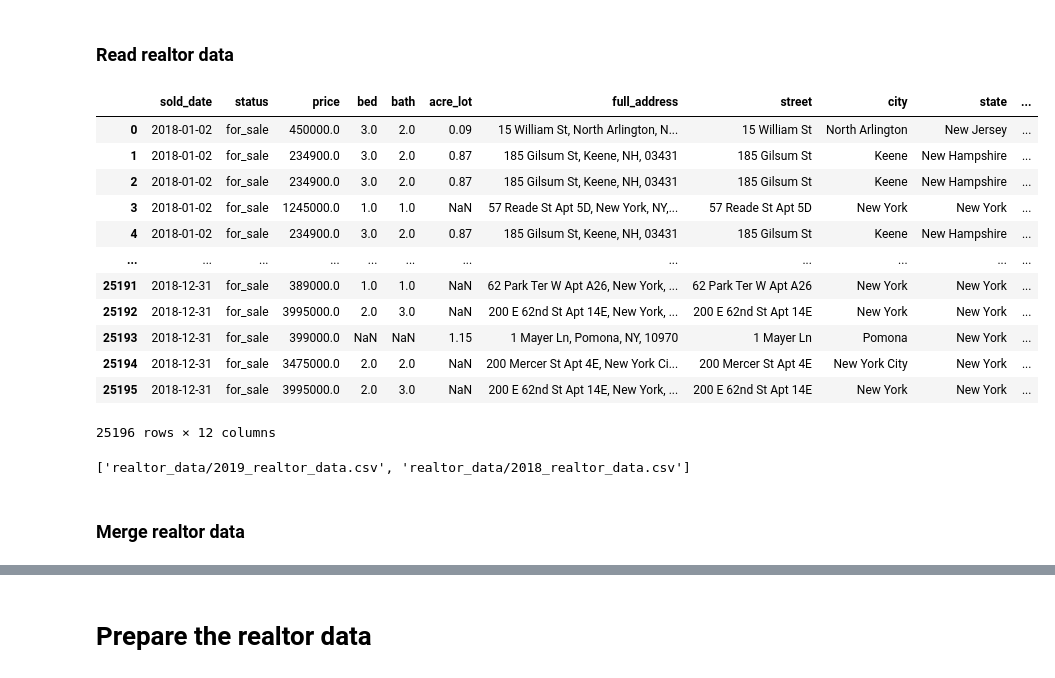
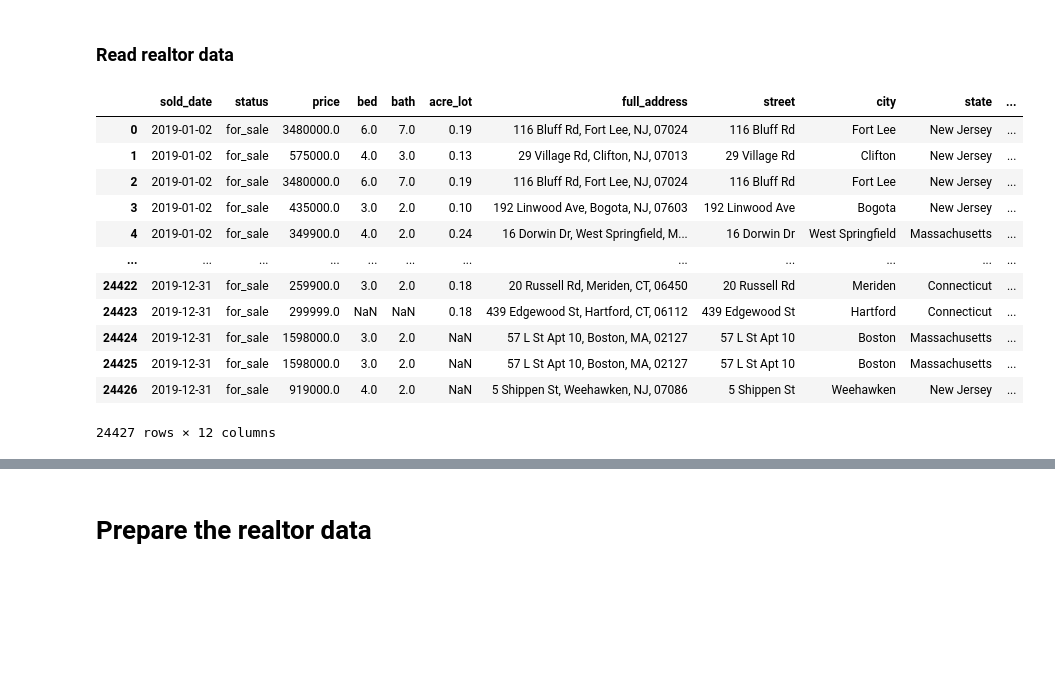
Before and after one commit to galiyaKhusniyarova/Project_2, a Jupyter notebook: main1.ipynb, the cells around one changed output, grey strips where cells are left out. Cells and saved outputs as stored; diff of their text form; code cells hidden in the pictures; blank space fills up the shorter version.

Commit message:
sliced the data

```diff
--- a/main-Copy1.ipynb
+++ b/main1.ipynb
@@ -13,29 +13,21 @@ from sklearn.metrics import accuracy_score
 # %% [markdown]
 ### Read realtor data
 # %%
-realtor_2018_data = pd.read_csv(
-    Path("realtor_data/2018_realtor_data.csv"))
-realtor_2019_data = pd.read_csv(
+
+realtor_data = pd.read_csv(
     Path("realtor_data/2019_realtor_data.csv"))
-display(realtor_2018_data)
+display(realtor_data)
 # %% [output]
 |  | sold_date | status | price | bed | bath | acre_lot | full_address | street | city | state | ... |
-| 0 | 2018-01-02 | for_sale | 450000.0 | 3.0 | 2.0 | 0.09 | 15 William St, North Arlington, N... | 15 William St | North Arlington | New Jersey | ... |
-| 1 | 2018-01-02 | for_sale | 234900.0 | 3.0 | 2.0 | 0.87 | 185 Gilsum St, Keene, NH, 03431 | 185 Gilsum St | Keene | New Hampshire | ... |
-| 2 | 2018-01-02 | for_sale | 234900.0 | 3.0 | 2.0 | 0.87 | 185 Gilsum St, Keene, NH, 03431 | 185 Gilsum St | Keene | New Hampshire | ... |
-| 3 | 2018-01-02 | for_sale | 1245000.0 | 1.0 | 1.0 | NaN | 57 Reade St Apt 5D, New York, NY,... | 57 Reade St Apt 5D | New York | New York | ... |
-| 4 | 2018-01-02 | for_sale | 234900.0 | 3.0 | 2.0 | 0.87 | 185 Gilsum St, Keene, NH, 03431 | 185 Gilsum St | Keene | New Hampshire | ... |
+| 0 | 2019-01-02 | for_sale | 3480000.0 | 6.0 | 7.0 | 0.19 | 116 Bluff Rd, Fort Lee, NJ, 07024 | 116 Bluff Rd | Fort Lee | New Jersey | ... |
+| 1 | 2019-01-02 | for_sale | 575000.0 | 4.0 | 3.0 | 0.13 | 29 Village Rd, Clifton, NJ, 07013 | 29 Village Rd | Clifton | New Jersey | ... |
+| 2 | 2019-01-02 | for_sale | 3480000.0 | 6.0 | 7.0 | 0.19 | 116 Bluff Rd, Fort Lee, NJ, 07024 | 116 Bluff Rd | Fort Lee | New Jersey | ... |
+| 3 | 2019-01-02 | for_sale | 435000.0 | 3.0 | 2.0 | 0.10 | 192 Linwood Ave, Bogota, NJ, 07603 | 192 Linwood Ave | Bogota | New Jersey | ... |
+| 4 | 2019-01-02 | for_sale | 349900.0 | 4.0 | 2.0 | 0.24 | 16 Dorwin Dr, West Springfield, M... | 16 Dorwin Dr | West Springfield | Massachusetts | ... |
 | ... | ... | ... | ... | ... | ... | ... | ... | ... | ... | ... | ... |
-| 25191 | 2018-12-31 | for_sale | 389000.0 | 1.0 | 1.0 | NaN | 62 Park Ter W Apt A26, New York, ... | 62 Park Ter W Apt A26 | New York | New York | ... |
-| 25192 | 2018-12-31 | for_sale | 3995000.0 | 2.0 | 3.0 | NaN | 200 E 62nd St Apt 14E, New York, ... | 200 E 62nd St Apt 14E | New York | New York | ... |
-| 25193 | 2018-12-31 | for_sale | 399000.0 | NaN | NaN | 1.15 | 1 Mayer Ln, Pomona, NY, 10970 | 1 Mayer Ln | Pomona | New York | ... |
-| 25194 | 2018-12-31 | for_sale | 3475000.0 | 2.0 | 2.0 | NaN | 200 Mercer St Apt 4E, New York Ci... | 200 Mercer St Apt 4E | New York City | New York | ... |
-| 25195 | 2018-12-31 | for_sale | 3995000.0 | 2.0 | 3.0 | NaN | 200 E 62nd St Apt 14E, New York, ... | 200 E 62nd St Apt 14E | New York | New York | ... |
+| 24422 | 2019-12-31 | for_sale | 259900.0 | 3.0 | 2.0 | 0.18 | 20 Russell Rd, Meriden, CT, 06450 | 20 Russell Rd | Meriden | Connecticut | ... |
+| 24423 | 2019-12-31 | for_sale | 299999.0 | NaN | NaN | 0.18 | 439 Edgewood St, Hartford, CT, 06112 | 439 Edgewood St | Hartford | Connecticut | ... |
+| 24424 | 2019-12-31 | for_sale | 1598000.0 | 3.0 | 2.0 | NaN | 57 L St Apt 10, Boston, MA, 02127 | 57 L St Apt 10 | Boston | Massachusetts | ... |
+| 24425 | 2019-12-31 | for_sale | 1598000.0 | 3.0 | 2.0 | NaN | 57 L St Apt 10, Boston, MA, 02127 | 57 L St Apt 10 | Boston | Massachusetts | ... |
+| 24426 | 2019-12-31 | for_sale | 919000.0 | 4.0 | 2.0 | NaN | 5 Shippen St, Weehawken, NJ, 07086 | 5 Shippen St | Weehawken | New Jersey | ... |
-25196 rows × 12 columns
+24427 rows × 12 columns
-# %%
-csv_files = glob.glob('realtor_data/*')
-csv_files
-# %% [output]
-['realtor_data/2019_realtor_data.csv', 'realtor_data/2018_realtor_data.csv']
-# %% [markdown]
-### Merge realtor data
```
Also changed, not shown: parts of 29 cells of this notebook, 1 other file.
